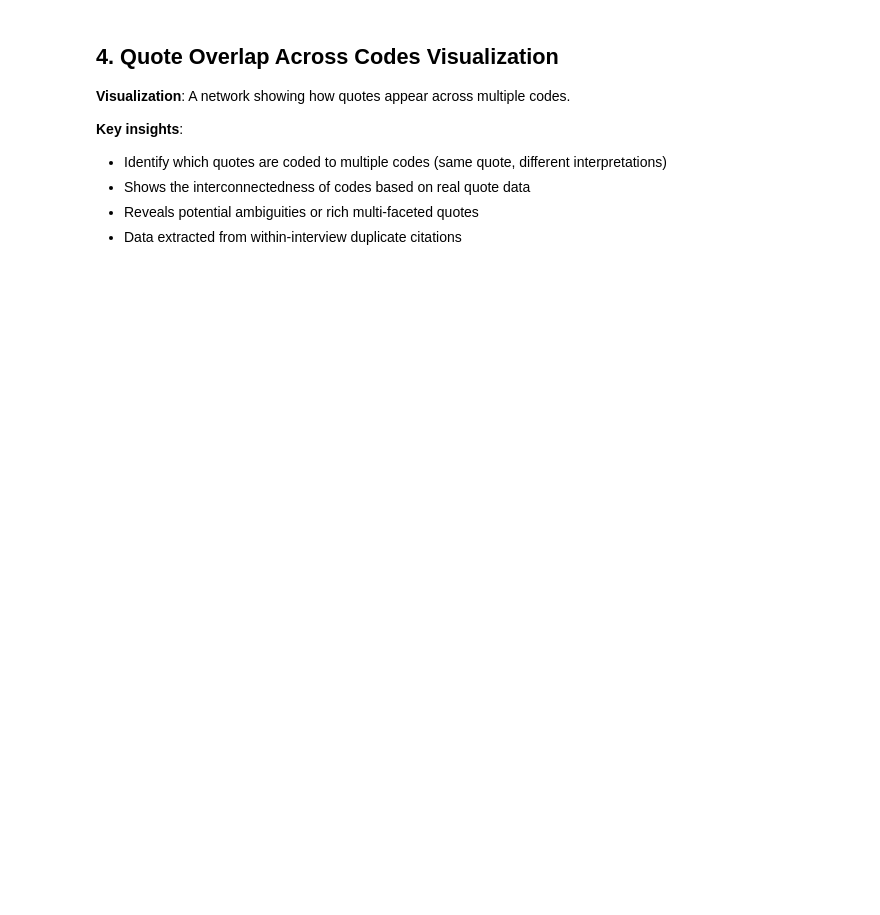
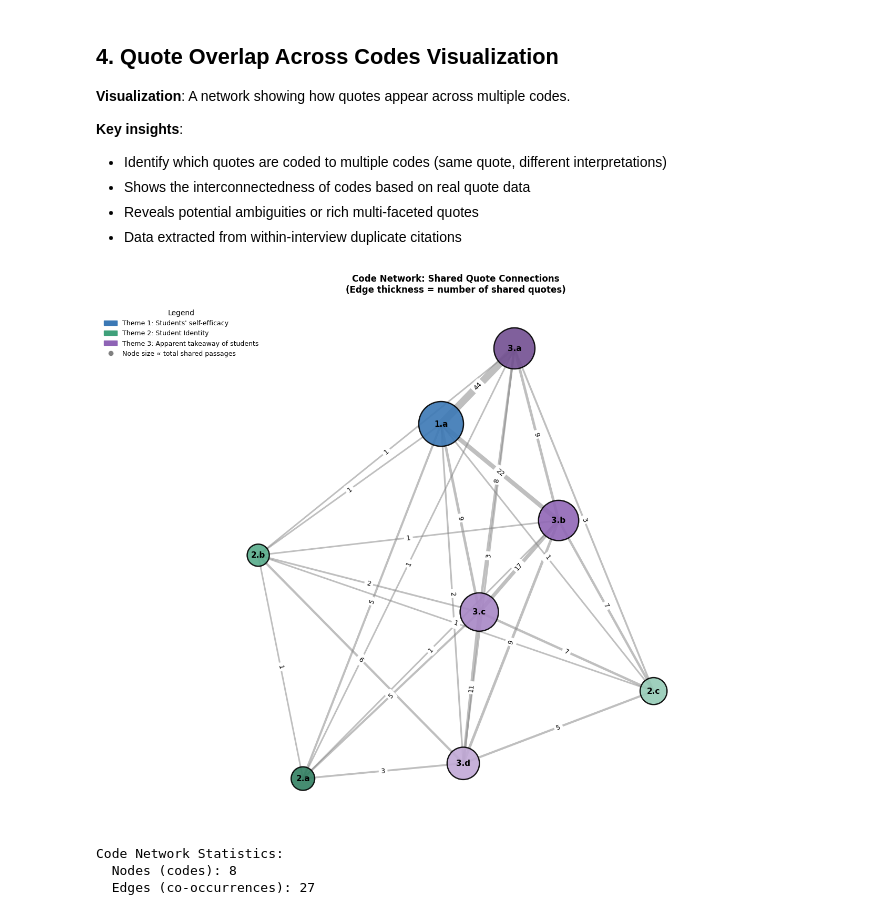
Before and after one commit to vitahehe/interviews, a Jupyter notebook: visualize.ipynb, the cells around one changed output. Saved outputs shown, nothing was run; the diff lists cells and outputs as text; code cells hidden in the pictures; blank space fills up the shorter version.

```diff
--- a/visualize.ipynb
+++ b/visualize.ipynb
@@ -395,6 +518,26 @@ ZeroDivisionError: float division by zero
 - Reveals potential ambiguities or rich multi-faceted quotes
 - Data extracted from within-interview duplicate citations
 # %%
+# ------------------------------------------------------------------
+# Build the code co-occurrence graph from aggregate_report.json
+# Each entry in "within_interview_duplicates" is ONE passage of text that was
+# coded more than once (several quote_ids, several codes).
+# Edge weight = number of such passages that carry both codes.
+# ------------------------------------------------------------------
+dups = find_key(report_data, 'within_interview_duplicates') or {}
+
+pair_passages = defaultdict(int)
+for interview_id, entries in dups.items():
+    for e in entries:
+        codes = sorted(set(e.get('codes', [])))
+        for a, b in combinations(codes, 2):
+            pair_passages[(a, b)] += 1
+
+G_overlap = nx.Graph()
+for (a, b), w in pair_passages.items():
+    G_overlap.add_edge(a, b, weight=w)
+all_codes_list = sorted(G_overlap.nodes())
+
 # Code network visualization with unified theme/code colours
 if len(all_codes_list) > 0 and G_overlap.number_of_nodes() > 0:
     # Calculate code totals from co-occurrence
@@ -413,34 +556,40 @@ if len(all_codes_list) > 0 and G_overlap.number_of_nodes() > 0:
 
     # Layout and draw
     pos_overlap = nx.spring_layout(G_overlap, k=2.2, iterations=100, seed=42)
     fig, ax = plt.subplots(figsize=(13, 11))
 
     nx.draw_networkx_nodes(G_overlap, pos_overlap, node_color=node_colors, node_size=node_sizes,
                            alpha=0.9, edgecolors='black', linewidths=1.8, ax=ax)
 
     weights_overlap = [G_overlap[u][v]['weight'] for u,v in G_overlap.edges()]
     max_w = max(weights_overlap) if weights_overlap else 1
     nx.draw_networkx_edges(G_overlap, pos_overlap, alpha=0.5, edge_color='gray',
                            width=[2+(w/max_w)*8 for w in weights_overlap], ax=ax)
 
     nx.draw_networkx_labels(G_overlap, pos_overlap, font_size=11, font_weight='bold', ax=ax)
     nx.draw_networkx_edge_labels(G_overlap, pos_overlap,
                                  {(u,v): int(G_overlap[u][v]['weight']) for u,v in G_overlap.edges()},
                                  font_size=9, ax=ax)
 
     # Legend
     handles = theme_legend_handles()
     handles.append(Line2D([0],[0], marker='o', color='w', markerfacecolor='gray', markersize=8,
-                          label='Node size ∝ total shared quotes'))
-    ax.legend(handles=handles, loc='upper left', fontsize=9, title='Legend (colour = theme, shade = code)')
-    ax.set_title('Code Network: Shared Quote Connections\n(Edge thickness = number of quotes coded to both codes)',
+                          label='Node size ∝ total shared passages'))
+    ax.legend(handles=handles, loc='upper right', bbox_to_anchor=(0.1, 1.0), fontsize=9,
+              title='Legend', frameon=False)
+    ax.set_title('Code Network: Shared Quote Connections\n(Edge thickness = number of shared quotes)',
                  fontweight='bold', fontsize=12, pad=15)
     ax.axis('off')
-    plt.tight_layout()
+    fig.subplots_adjust(left=0.02, right=0.72, top=0.92, bottom=0.02)
     plt.show()
 
     print("\nCode Network Statistics:")
     print(f"  Nodes (codes): {G_overlap.number_of_nodes()}")
     print(f"  Edges (co-occurrences): {G_overlap.number_of_edges()}")
 else:
     print("Insufficient data for code network visualization")
+# %% [output]
+[figure, added]
+Code Network Statistics:
+  Nodes (codes): 8
+  Edges (co-occurrences): 27
```
Also changed, not shown: parts of 6 cells of this notebook.
